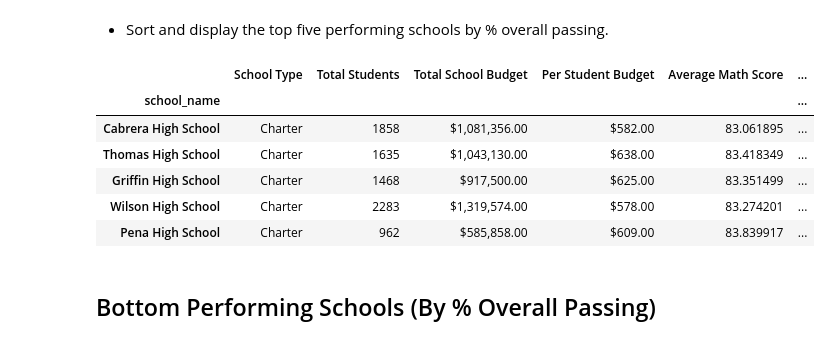
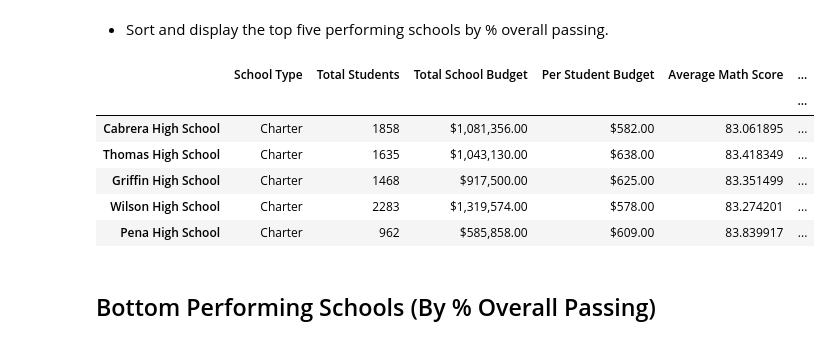
Before and after one commit to johnwanng/pandas-challenge, a Jupyter notebook: PyCitySchools/PyCitySchools_starter.ipynb, the cells around one changed output. Saved outputs shown, nothing was run; the diff lists cells and outputs as text; code cells hidden in the pictures.

```diff
--- a/PyCitySchools/PyCitySchools_starter.ipynb
+++ b/PyCitySchools/PyCitySchools_starter.ipynb
@@ -138,10 +138,10 @@ perSchool
 * Sort and display the top five performing schools by % overall passing.
 # %%
 topFive = perSchool.sort_values('% Overall Passing',ascending = False).head(5)
-topFive
+topFive.rename_axis("")
 # %% [output]
 |  | School Type | Total Students | Total School Budget | Per Student Budget | Average Math Score | ... |
-| school_name |  |  |  |  |  | ... |
+|  |  |  |  |  |  | ... |
 | Cabrera High School | Charter | 1858 | $1,081,356.00 | $582.00 | 83.061895 | ... |
 | Thomas High School | Charter | 1635 | $1,043,130.00 | $638.00 | 83.418349 | ... |
 | Griffin High School | Charter | 1468 | $917,500.00 | $625.00 | 83.351499 | ... |
```
Also changed, not shown: parts of 4 cells of this notebook.
